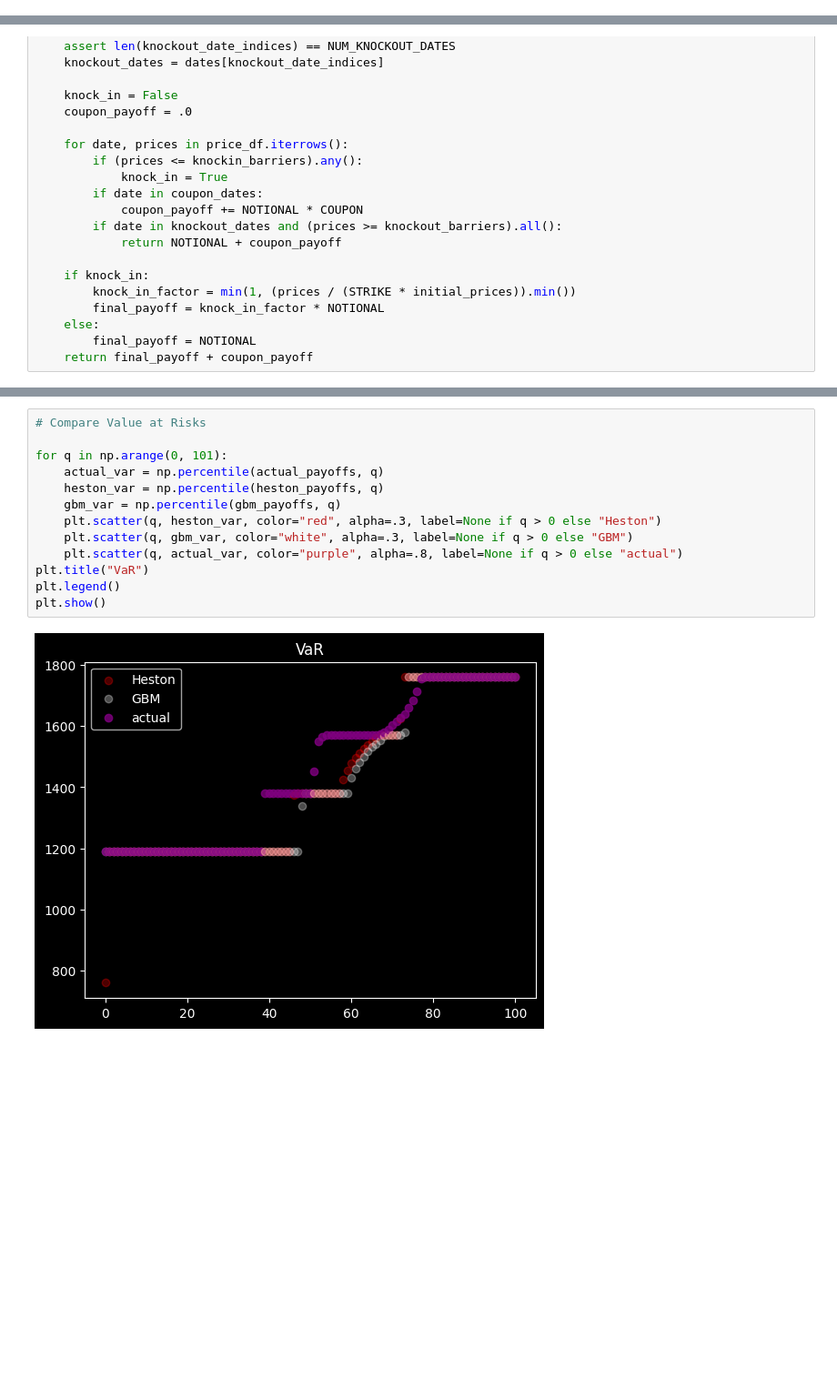
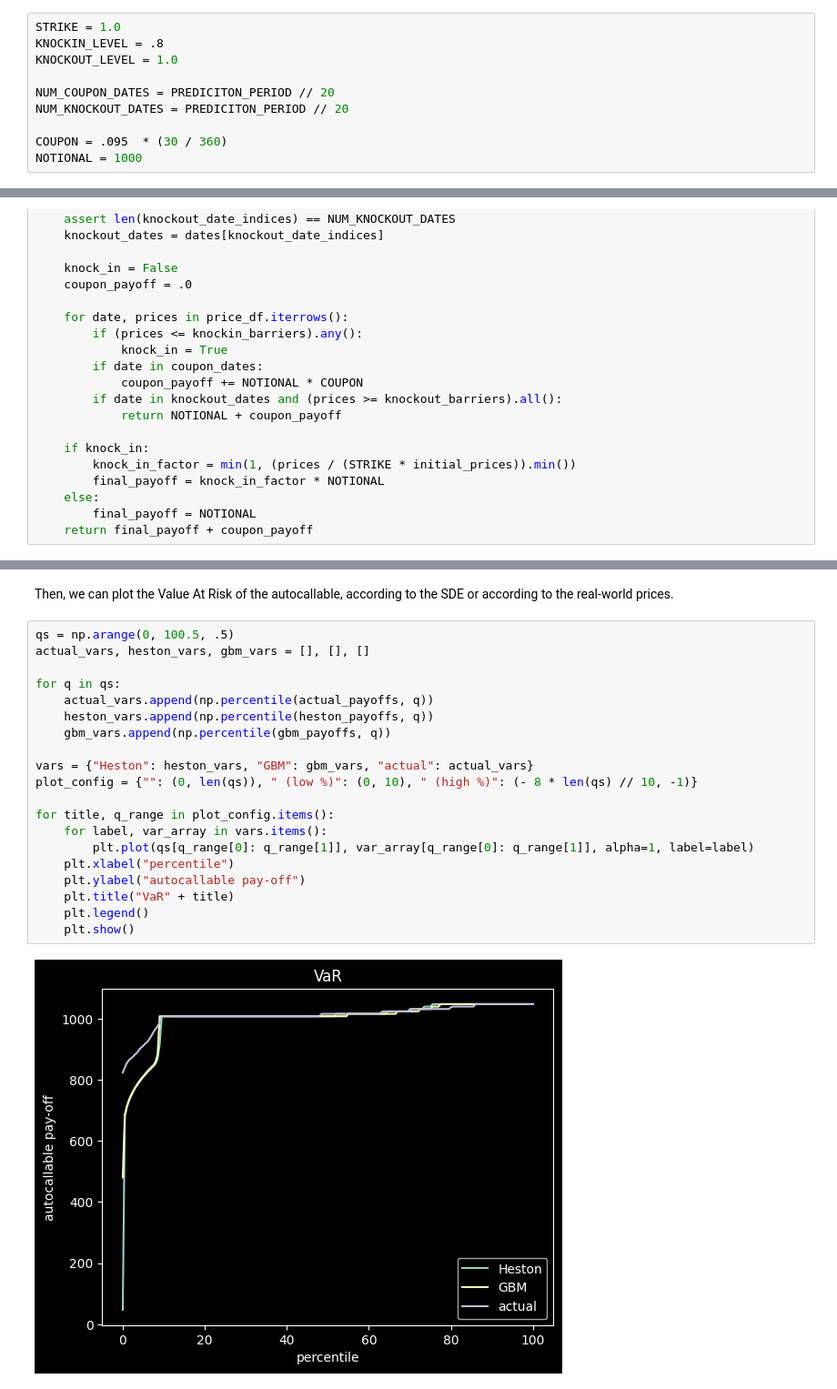
Before and after one commit to viviankessler/neural-sde, a Jupyter notebook: heston_autocallable.ipynb, the cells around one changed output, grey strips where cells are left out. Shown at 91% size. Saved outputs shown, nothing was run; the diff lists cells and outputs as text; blank space fills up the shorter version.

```diff
--- a/heston_autocallable.ipynb
+++ b/heston_autocallable.ipynb
@@ -198,3 +257,13 @@ for t in time_range:
+# %%
+STRIKE = 1.0
+KNOCKIN_LEVEL = .8
+KNOCKOUT_LEVEL = 1.0
+
+NUM_COUPON_DATES = PREDICITON_PERIOD // 20
+NUM_KNOCKOUT_DATES = PREDICITON_PERIOD // 20
+
+COUPON = .095  * (30 / 360)
+NOTIONAL = 1000
 # %%
 def autocallable_payoff(price_df):
     """Compute payoff of autocallable."""
@@ -250,18 +319,27 @@ actual_payoffs, heston_payoffs, gbm_payoffs = map(np.array, [actual_payoffs, hes
 
 gbm_differences = actual_payoffs - gbm_payoffs
 heston_differences = actual_payoffs - heston_payoffs
-# %%
-# Compare Value at Risks
-
-for q in np.arange(0, 101):
-    actual_var = np.percentile(actual_payoffs, q)
-    heston_var = np.percentile(heston_payoffs, q)
-    gbm_var = np.percentile(gbm_payoffs, q)
-    plt.scatter(q, heston_var, color="red", alpha=.3, label=None if q > 0 else "Heston")
-    plt.scatter(q, gbm_var, color="white", alpha=.3, label=None if q > 0 else "GBM")
-    plt.scatter(q, actual_var, color="purple", alpha=.8, label=None if q > 0 else "actual")
-plt.title("VaR")
-plt.legend()
-plt.show()
-# %% [output]
-[figure, removed]
+# %% [markdown]
+Then, we can plot the Value At Risk of the autocallable, according to the SDE or according to the real-world prices.
+# %%
+qs = np.arange(0, 100.5, .5)
+actual_vars, heston_vars, gbm_vars = [], [], []
+
+for q in qs:
+    actual_vars.append(np.percentile(actual_payoffs, q))
+    heston_vars.append(np.percentile(heston_payoffs, q))
+    gbm_vars.append(np.percentile(gbm_payoffs, q))
+
+vars = {"Heston": heston_vars, "GBM": gbm_vars, "actual": actual_vars}
+plot_config = {"": (0, len(qs)), " (low %)": (0, 10), " (high %)": (- 8 * len(qs) // 10, -1)}
+
+for title, q_range in plot_config.items():
+    for label, var_array in vars.items():
+        plt.plot(qs[q_range[0]: q_range[1]], var_array[q_range[0]: q_range[1]], alpha=1, label=label)
+    plt.xlabel("percentile")
+    plt.ylabel("autocallable pay-off")
+    plt.title("VaR" + title)
+    plt.legend()
+    plt.show()
+# %% [output]
+[figure, added]
```
Also changed, not shown: parts of 30 cells of this notebook.
